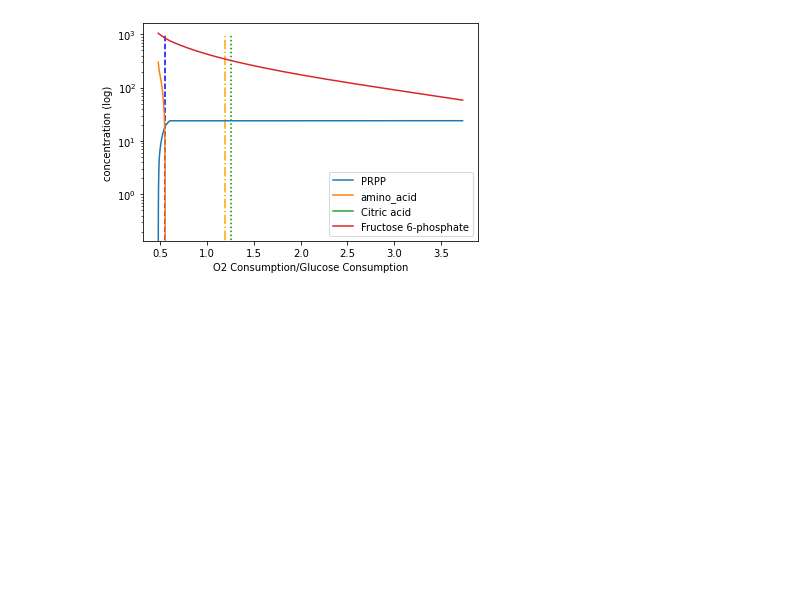
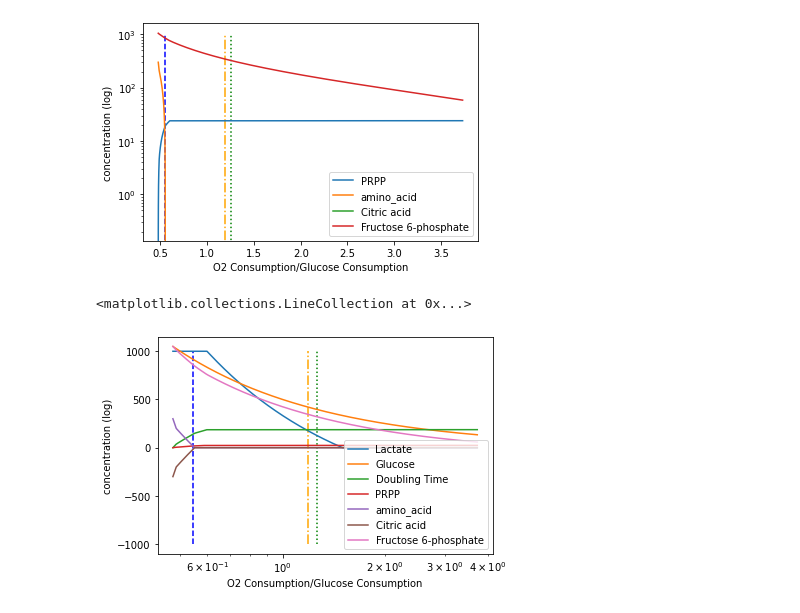
Before and after one commit to inoue0426/Cancer_cell_modeling_using_FBA, a Jupyter notebook: code/fig for all.ipynb, the cells around one changed output. Saved outputs shown, nothing was run; the diff lists cells and outputs as text; code cells hidden in the pictures; blank space fills up the shorter version.

Commit message:
logx

```diff
--- a/code/fig for all.ipynb
+++ b/code/fig for all.ipynb
@@ -385,3 +385,14 @@ plt.vlines([CloneB], -1000, 1000, "blue", linestyles='dashed', label='Clone B')
 # %% [output]
 <matplotlib.collections.LineCollection at 0x...>
 [figure]
+# %%
+full.plot(logx=True)
+# {'solid', 'dashed', 'dashdot', 'dotted'}
+plt.ylabel('concentration (log)')
+plt.xlabel('O2 Consumption/Glucose Consumption')
+plt.vlines([CloneA], -1000, 1000, "green", linestyles='dotted', label='Clone A')
+plt.vlines([Control], -1000, 1000, "orange", linestyles='dashdot', label='Control')
+plt.vlines([CloneB], -1000, 1000, "blue", linestyles='dashed', label='Clone B')
+# %% [output]
+<matplotlib.collections.LineCollection at 0x...>
+[figure, added]
```
Also changed, not shown: parts of 2 cells of this notebook.
